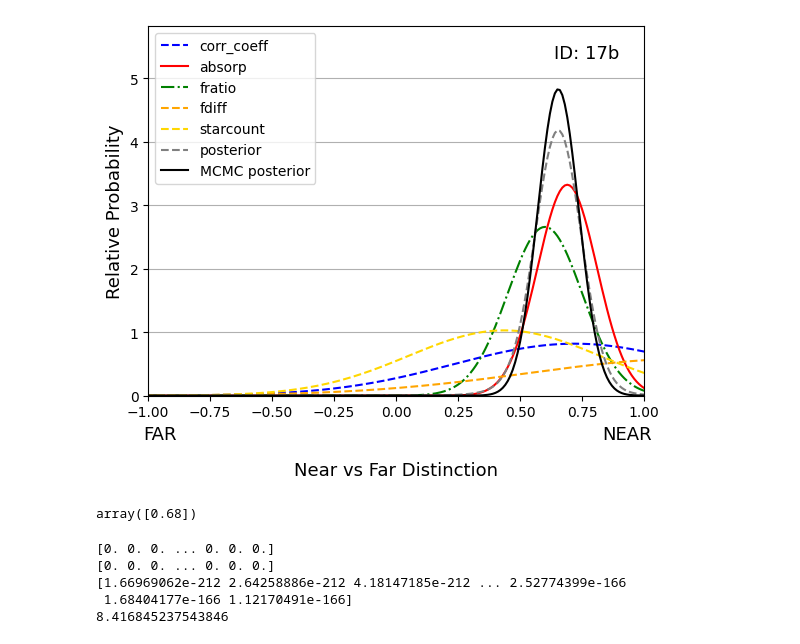
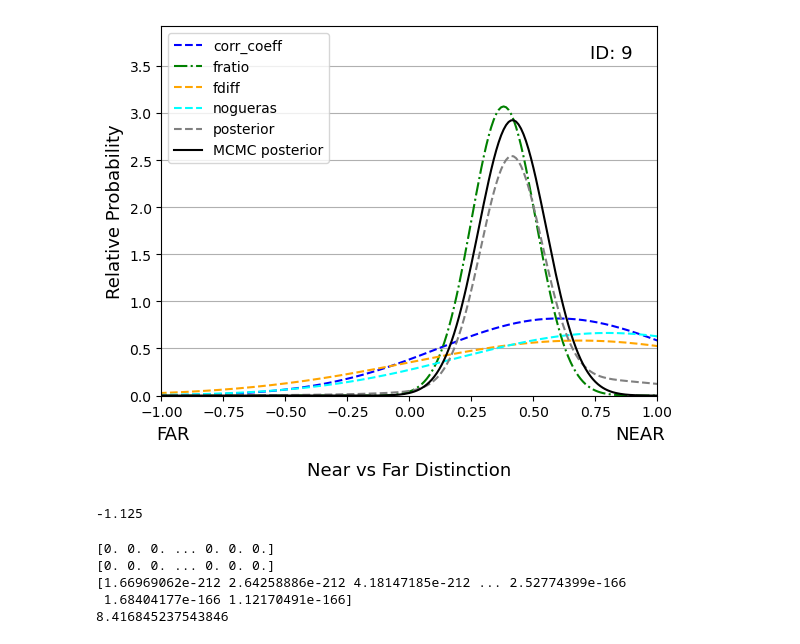
Before and after one commit to danilipman/cmz_synth, a Jupyter notebook: PPDFs-MCMC.ipynb, the cells around one changed output. Drawn from its saved outputs; the diff is of its cells as text; code cells hidden in the pictures.

```diff
--- a/PPDFs-MCMC.ipynb
+++ b/PPDFs-MCMC.ipynb
@@ -34,7 +34,7 @@ absorp_tab = Table.read('/Users/danilipman/Documents/Research/UConn/CMZ_SYNTH/3d
 starcount_tab = Table.read("/Users/danilipman/Documents/Research/UConn/CMZ_SYNTH/starcounts_tab.tex")
 
 xray_tab = Table.read("/Users/danilipman/Documents/Research/UConn/CMZ_SYNTH/xray_methods.tex")
-
+nogueras_tab = Table.read("/Users/danilipman/Documents/Research/UConn/CMZ_SYNTH/nogueras_measures.tex")
 
 
 cat_index = tab['leaf_id']
@@ -48,6 +48,8 @@ absorp_value = tab['absorp_value']
 absorp_sigma = tab['absorp_sigma']
 starcount_ratio = starcount_tab['counts_ratio_from_avg']
 starcount_ratio_stdv = starcount_tab['counts_ratio_stdv']
+nogueras_value = nogueras_tab['LOS_dist_pc']
+nogueras_sigma = nogueras_tab['sigma_pc']
 # %%
 xray_tab
 # %% [output]
@@ -275,6 +254,9 @@ def weights(self_dict, key):
         if i[0] == 'starcount':
             ww_starcounts = 1.
             w_list.append(ww_starcounts)
+        if i[0] == 'nogueras':
+            ww_nogueras = 1.
+            w_list.append(ww_nogueras)
         if i[0] == 'xray':
             ww_xray = 4.
             w_list.append(ww_xray)
@@ -286,6 +268,7 @@ def weights(self_dict, key):
     if key == 'fratio':      return ww_fratio      /total_w
     if key == 'fdiff':       return ww_fdiff       /total_w
     if key == 'starcount':   return ww_starcounts  /total_w
+    if key == 'nogueras':    return ww_nogueras    /total_w
     if key == 'xray':        return ww_xray        /total_w
     if key == 'posterior':   return 1.
 
@@ -339,6 +322,18 @@ class ppdf:
             xray_hat_n, xray_hat_f = z_norming(cloud_n, ring_F_y, ring_N_y), z_norming(cloud_f, ring_F_y, ring_N_y)
             self.xray = hat(x,xray_hat_f, xray_hat_n)
 
+        #nogueras LOS measures for 20 and 50 kms Clouds
+        if (cloud_id =='9') | (cloud_id =='10') :
+            nog_dist_kpc = (nogueras_value[np.where(nogueras_tab['cloud_index']==int(cloud_id))][0])/1e3
+            nog_sig_kpc = (nogueras_sigma[np.where(nogueras_tab['cloud_index']==int(cloud_id))][0])/1e3
+            nog_dist_normed = z_norming(nog_dist_kpc, ring_F_y, ring_N_y)
+            nog_sig_normed  = stdv_z_norming(nog_sig_kpc, ring_F_y, ring_N_y)
+            nog_dist = gauss_dist(x, nog_dist_normed,nog_sig_normed)
+            nog_norm = integrate.quad(gauss_dist, -np.inf,np.inf, args=(nog_dist_normed, nog_sig_normed))[0]
+            nog_dist /= nog_norm
+            self.nogueras = nog_dist
+
+
         ### Calculate the posterior PDF
 
         total_pdf = np.empty(np.shape(x))
@@ -370,6 +365,9 @@ class ppdf:
             if i[0]=='starcount'   :
                 w = weights(self_dict,i[0])
                 i_weighted = (i[1]*(1+w) + uniform_pdf*(w) )/ np.sum(i[1])
+            if i[0]=='nogueras'        :
+                w = weights(self_dict,i[0])
+                i_weighted = (i[1]*(1+w) + uniform_pdf*(w) )/ np.sum(i[1])
             if i[0]=='xray'        :
                 w = weights(self_dict,i[0])
                 i_weighted = i[1]*(1+w) / np.sum(i[1])
@@ -398,6 +396,7 @@ def plotting_color_label(key):
     if key == 'fdiff': return 'orange'
     if key == 'starcount': return 'gold'
     if key == 'xray': return 'indigo'
+    if key == 'nogueras': return 'cyan'
     if key == 'posterior': return 'gray'
 
 def plotting_linestyles(key):
@@ -407,6 +406,7 @@ def plotting_linestyles(key):
     if key == 'fdiff': return '--'
     if key == 'starcount': return '--'
     if key == 'xray': return '-'
+    if key == 'nogueras': return '--'
     if key == 'posterior': return '--'
 # %%
 ##############################################
@@ -550,16 +550,16 @@ def plot_pdf(cloud_id, pdfvar, pdf_mcmc):
 
     return
 # %%
-cloudd = '17b'
+cloudd = '9'
 pdfvec=ppdf(cloudd)
 mcmc_pdfvec = mcmc_post(pdfvec.posterior)
 plot_pdf(cloudd,pdfvec,mcmc_pdfvec)
 # %% [output]
-[figure, old version]
+[figure, new version]
 # %%
-x[np.where(pdfvec.posterior == pdfvec.posterior.max())]
+z_norming(0.875-1, 0,2)
 # %% [output]
-array([0.68])
+-1.125
 # %%
 print(pdfvec.absorp)
 print(pdfvec.fratio)
```
Also changed, not shown: parts of 4 cells of this notebook, 5 other files.
